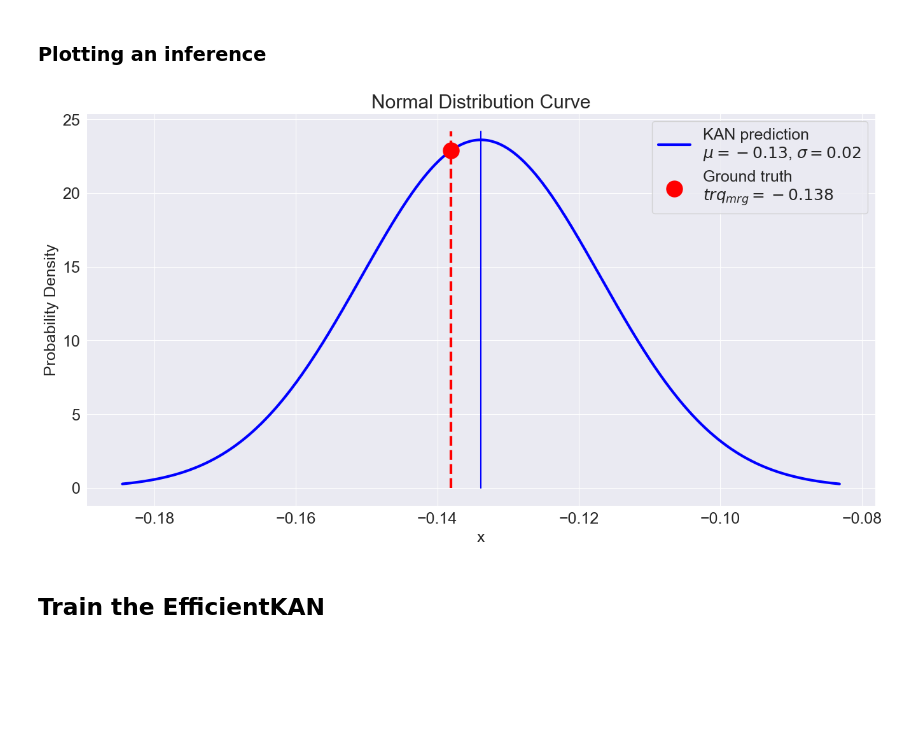
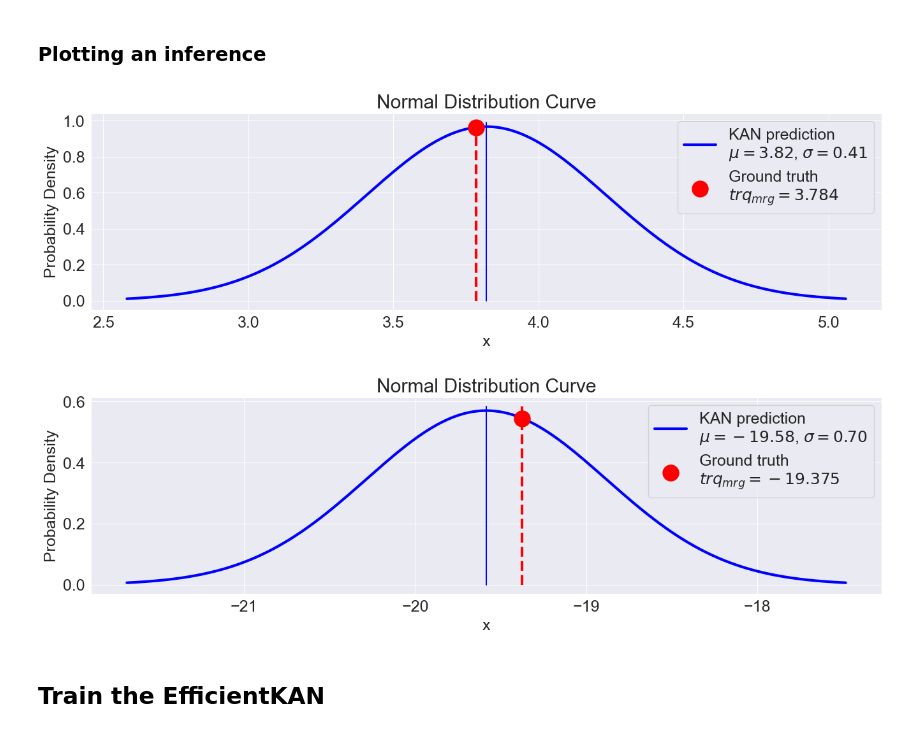
Before and after one commit to MrPio/PHM_North_America_2024_Challenge, a Jupyter notebook: 2-torque_target_probabilistic_regression/2.2-Torque_Target_Regression.ipynb, the cells around one changed output. Cells and saved outputs as stored; diff of their text form; code cells hidden in the pictures; blank space fills up the shorter version.

Commit message:
Fix wrong std de-standardization. Introduced a trick based on regression score function. Introduce new regression loss

```diff
--- a/2-torque_target_probabilistic_regression/2.2-Torque_Target_Regression.ipynb
+++ b/2-torque_target_probabilistic_regression/2.2-Torque_Target_Regression.ipynb
@@ -21,12 +21,12 @@ df_x, df_y = read_dataset(stage='regression')
 # %% [markdown]
 ## Train the PyKAN
 # %%
-pyKAN: PHMNetwork = PyKAN([[len(df_x.columns), 0], [1, 0], [2, 0]], 'regression', grid_size=2, device='cpu')
+pyKAN: PHMNetwork = PyKAN([[len(df_x.columns), 0], [1, 1], [1, 1], [2, 0]], 'regression', grid_size=4, device='cuda')
 # %% [output]
 checkpoint directory created: ./model
 saving model version 0.0
 # %%
-pyKAN.load('torque_target_final')
-_, _, testset, _ = split_dataset(df_x, df_y['trq_margin'], train_ratio=0.15, max=1, seed=1)
+pyKAN.load('torque_target_final_mrg_newloss')
+_, _, testset, _ = split_dataset(df_x, df_y['trq_margin'],standardize_y=False, train_ratio=0.15, max=1, seed=1, device='cuda')
 pyKAN.test(testset)
 # %% [output]
@@ -38,7 +38,7 @@ Ok, here goes the training. If you want to repeat the training several times, sa
 - The means and standard deviations used to standardize the dataset in each training, which values depend on the selected trainset, are stored inside the `results/<prefix>_norm.csv`.
 # %%
 # 3m
-pyKAN.multi_train(df_x, df_y['trq_margin'], epochs=50, lr=0.025, train_ratio=0.80, prefix='one_time_train_4', times=1)
+pyKAN.multi_train(df_x, df_y['trq_margin'], epochs=100, lr=0.1, train_ratio=0.90, prefix='torque_target_final_mrg_newloss', times=1)
 # %% [output]
 Time 1/1===========================
 checkpoint directory created: ./model
@@ -74,31 +74,32 @@ Text(-3.615456994207282, 0.7, '$\\tilde{\\mu}_3$ = 0.184')
 ### Plotting an inference
 # %%
 # 0s
-trainset, validset, testset, _ = split_dataset(df_x, df_y['trq_target'], train_ratio=0.15, max=1, seed=1)
-for i in range(100, 102, 2):
+trainset, validset, testset, _ = split_dataset(df_x, df_y['trq_margin'],standardize_y=False, train_ratio=0.15, max=1, seed=1, device='cuda')
+for i in np.random.choice(len(testset[1]), 2, replace=False):
     mu, log_var = pyKAN(testset[0][i - 1:i + 1, ])
     var = torch.exp(log_var)
     mu = mu[0].cpu().item()
-    var = var[0].cpu().item() ** 0.5
+    std = var[0].cpu().item() ** 0.5
     ground_truth = testset[1][i - 1,].cpu().item()
 
-    x = np.linspace(mu - 3 * var, mu + 3 * var, 1000)
-    pdf = norm.pdf(x, mu, var)
+    x = np.linspace(mu - 3 * std, mu + 3 * std, 1000)
+    pdf = norm.pdf(x, mu, std)
 
-    fig, ax = plt.subplots(figsize=(16, 8))
-    ax.plot(x, pdf, label=f'KAN prediction\n$\mu={mu:.2f}$, $\sigma={var:.2f}$', color='blue', linewidth=3)
+    fig, ax = plt.subplots(figsize=(16, 4))
+    ax.plot(x, pdf, label=f'KAN prediction\n$\mu={mu:.2f}$, $\sigma={std:.2f}$', color='blue', linewidth=3)
     ax.add_line(Line2D([mu, mu], [0, pdf.max() * 1.025], linestyle='-', color='blue'))
     ax.add_line(Line2D([ground_truth, ground_truth], [0, pdf.max() * 1.025], linestyle='--', color='red', linewidth=3))
-    ax.plot(ground_truth, norm.pdf(ground_truth, mu, var), 'ro',
+    ax.plot(ground_truth, norm.pdf(ground_truth, mu, std), 'ro',
             label=f'Ground truth\n$trq_{"{mrg}"}={ground_truth:.3f}$', markersize=18)
 
     plt.title('Normal Distribution Curve')
     plt.xlabel('x')
     plt.ylabel('Probability Density')
     plt.legend()
     plt.show()
 # %% [output]
-[figure, old version]
+[figure, new version]
+[figure, added]
 # %% [markdown]
 ## Train the EfficientKAN
 # %%
```
Also changed, not shown: parts of 3 cells of this notebook, 35 other files.
